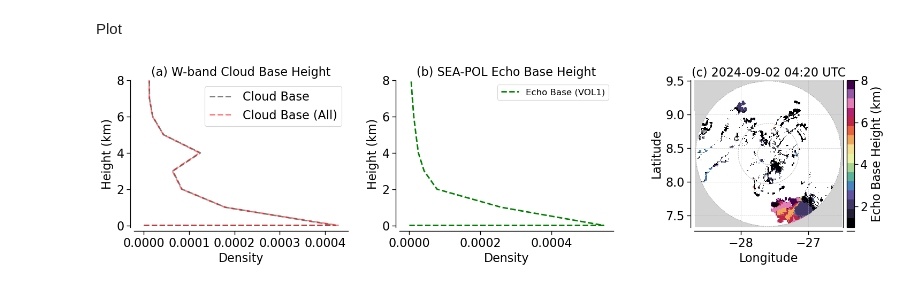
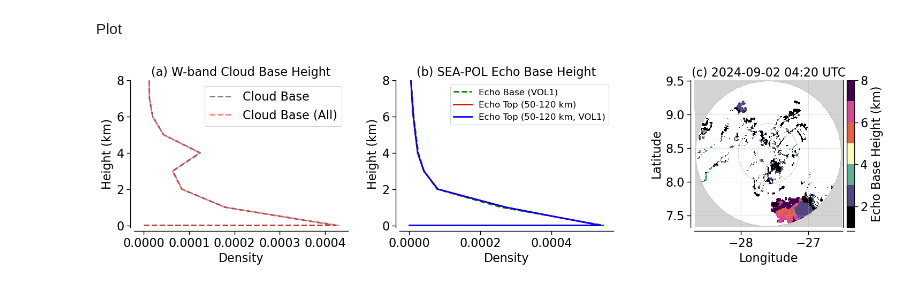
Before and after one commit to allison-wing/PICCOLO, a Jupyter notebook: plot_echo_base_ht.ipynb, the cells around one changed output. Cells and saved outputs as stored; diff of their text form; code cells hidden in the pictures.

```diff
--- a/plot_echo_base_ht.ipynb
+++ b/plot_echo_base_ht.ipynb
@@ -41,7 +41,7 @@ def load_colormap_from_txt(file_path):
 colormap_file = 'chase-spectral-rgb.txt'  # Replace with your .txt file path
 radar_cmap = load_colormap_from_txt(colormap_file)
 
-discrete_cmap = ListedColormap(radar_cmap(np.linspace(0, 1, 16)))
+discrete_cmap = ListedColormap(radar_cmap(np.linspace(0, 1, 7)))
 discrete_mask_cmap = discrete_cmap.copy()
 discrete_mask_cmap.set_under(color='white') #set values below vmin to white
 discrete_mask_cmap.set_bad(color='lightgray') #set missing (NaN) values to gray
@@ -103,9 +103,9 @@ Data variables: (12/14)
 # sea-pol echo base height data
 #seapol_echobase_all = xr.open_dataset('../../data/SEA-POL_echo_base_height.nc') #all data within 120 km, all AP times
 seapol_echobase_vol1 = xr.open_dataset('../../data/SEA-POL_echo_base_height_vol1.nc') #all data within 120 km, volume 1 times only (10s)
-#seapol_echobase_all_50_120 = xr.open_dataset('../../data/SEA-POL_echo_base_height_50_120.nc') #all data between 50-120 km, all AP times
-#seapol_echobase_vol1_50_120 = xr.open_dataset('../../data/SEA-POL_echo_base_height_vol1_50_120.nc') #all data between 50-120 km, volume 1 times only (10s)
-seapol_echobase = seapol_echobase_vol1
+seapol_echobase_all_50_120 = xr.open_dataset('../../data/SEA-POL_echo_base_height_50_120.nc') #all data between 50-120 km, all AP times
+seapol_echobase_vol1_50_120 = xr.open_dataset('../../data/SEA-POL_echo_base_height_vol1_50_120.nc') #all data between 50-120 km, volume 1 times only (10s)
+seapol_echobase = seapol_echobase_all_50_120
 # %% [markdown]
 Calculate percentages of echo base height
 # %%
@@ -216,8 +216,8 @@ cb_hist2, bin_edges_cb2 = np.histogram(wband.cloud_base_height_amsl, bins=bins,
 ct_hist, bin_edges_ct = np.histogram(wband_cloudtop, bins=bins, density=True)
 ct_hist2, bin_edges_ct2 = np.histogram(wband.cloud_top_height_amsl, bins=bins, density=True)
 #eth_hist, bin_edges_eth = np.histogram(seapol_echobase_all.echo_base_height, bins=seapol_bins, density=True)
-#eth_hist2, bin_edges_eth2 = np.histogram(seapol_echobase_all_50_120.echo_base_height, bins=seapol_bins, density=True)
-#eth_hist3, bin_edges_eth3 = np.histogram(seapol_echobase_vol1_50_120.echo_base_height, bins=seapol_bins, density=True)
+eth_hist2, bin_edges_eth2 = np.histogram(seapol_echobase_all_50_120.echo_base_height, bins=seapol_bins, density=True)
+eth_hist3, bin_edges_eth3 = np.histogram(seapol_echobase_vol1_50_120.echo_base_height, bins=seapol_bins, density=True)
 eth_hist4, bin_edges_eth4 =  np.histogram(seapol_echobase_vol1.echo_base_height, bins=seapol_bins, density=True)
 
 #axs[0].plot(ct_hist,bin_edges_ct[:-1]/1000,color='black', linewidth=2,label='Cloud Top')
@@ -237,8 +237,8 @@ axs[0].set_title('(a) W-band Cloud Base Height', fontsize=16)
 
 #axs[1].plot(eth_hist,bin_edges_eth[:-1]/1000,color='black', linewidth=2,label='Echo Top')
 axs[1].plot(eth_hist4,bin_edges_eth4[:-1]/1000,color='green', linestyle='--', linewidth=2,label='Echo Base (VOL1)')
-#axs[1].plot(eth_hist2,bin_edges_eth2[:-1]/1000,color='red', linewidth=2,label='Echo Top (50-120 km)')
-#axs[1].plot(eth_hist3,bin_edges_eth3[:-1]/1000,color='blue', linewidth=2,label='Echo Top (50-120 km, VOL1)')
+axs[1].plot(eth_hist2,bin_edges_eth2[:-1]/1000,color='red', linewidth=2,label='Echo Top (50-120 km)')
+axs[1].plot(eth_hist3,bin_edges_eth3[:-1]/1000,color='blue', linewidth=2,label='Echo Top (50-120 km, VOL1)')
 
 axs[1].set_xlabel('Density',fontsize=16)
 axs[1].set_ylabel('Height (km)',fontsize=16)
@@ -247,31 +247,31 @@ axs[1].tick_params(axis='both', labelsize=16)
 axs[1].legend(fontsize=12)
 axs[1].set_title('(b) SEA-POL Echo Base Height', fontsize=16)
 
 cax = axs[2].pcolormesh(map_dbz.longitude, map_dbz.latitude, echo_base_height/1000, cmap=discrete_mask_cmap, vmin=1, vmax=8)
 axs[2].set_aspect('equal',adjustable='box')
 cbar = fig.colorbar(cax, ax=axs[2], orientation='vertical',pad=0.02)
 cbar.ax.tick_params(labelsize=16)
 #cbar.set_ticks(np.linspace(-10,60,8))
 cbar.ax.set_ylabel('Echo Base Height (km)', fontsize=16)
 dt_str = pd.to_datetime(seapol.time[index_map].values).strftime('%Y-%m-%d %H:%M')
 axs[2].set_title('(c) ' + dt_str + ' UTC',fontsize=16)
 axs[2].tick_params(axis='both', labelsize=16)
 axs[2].set_xlabel('Longitude', fontsize=16)
 axs[2].set_ylabel('Latitude', fontsize=16)
 
 # Add grid lines
 axs[2].grid(True, which='both', linestyle='--', linewidth=0.5, alpha=0.7)
 # Add 120 km circle
 axs[2].add_patch(plt.Circle((map_dbz.longitude[120,120], map_dbz.latitude[120,120]), 120/111.32, color='gray', alpha = 0.7,fill=False, linestyle='--', linewidth=0.5))
 # Add 50 km circle
 axs[2].add_patch(plt.Circle((map_dbz.longitude[120,120], map_dbz.latitude[120,120]), 50/111.32, color='gray', alpha = 0.7,fill=False, linestyle='--', linewidth=0.5))
 # Add 18 km circle
 axs[2].add_patch(plt.Circle((map_dbz.longitude[120,120], map_dbz.latitude[120,120]), 18/111.32, color='gray', alpha = 0.7,fill=False, linestyle='--', linewidth=0.5))
 
 sns.set_context('paper')
 sns.despine(offset=5)
 plt.tight_layout()
 
 #plt.savefig('../Plots/Fig_echo_base_top.pdf', bbox_inches='tight', dpi=300)
 # %% [output]
-[figure, old version]
+[figure, new version]
```
Also changed, not shown: parts of 4 cells of this notebook, 1 other file.
